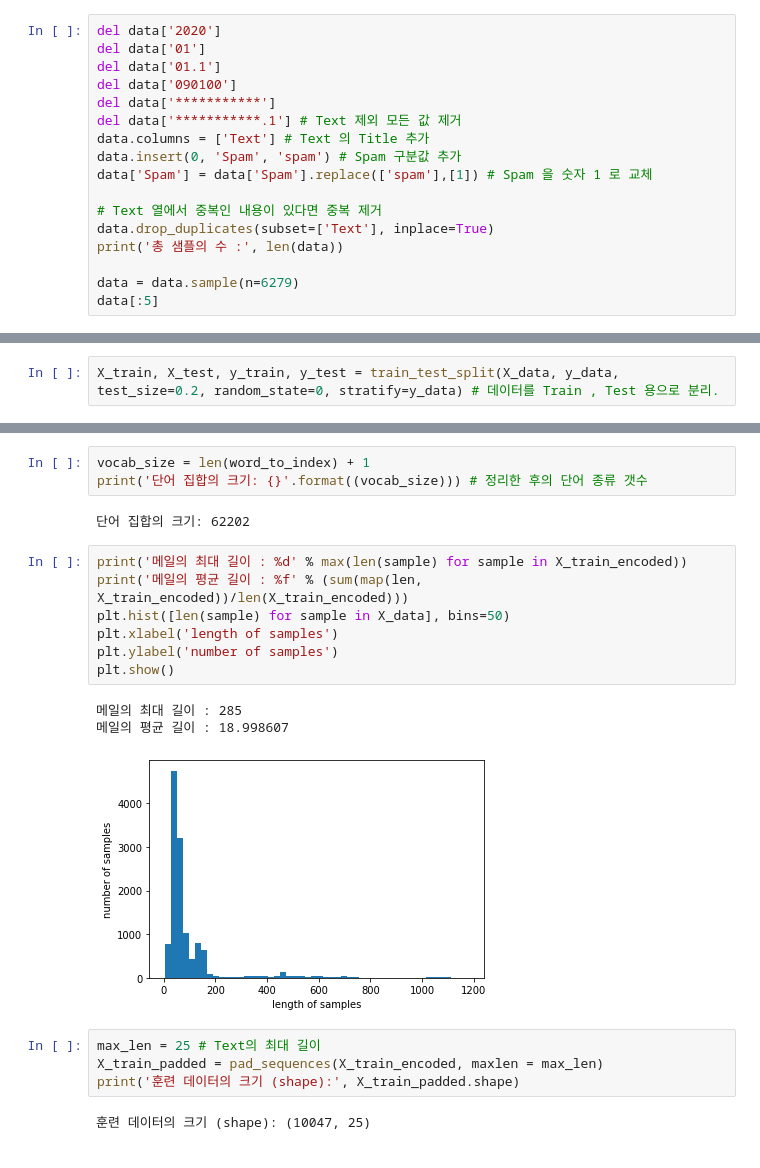
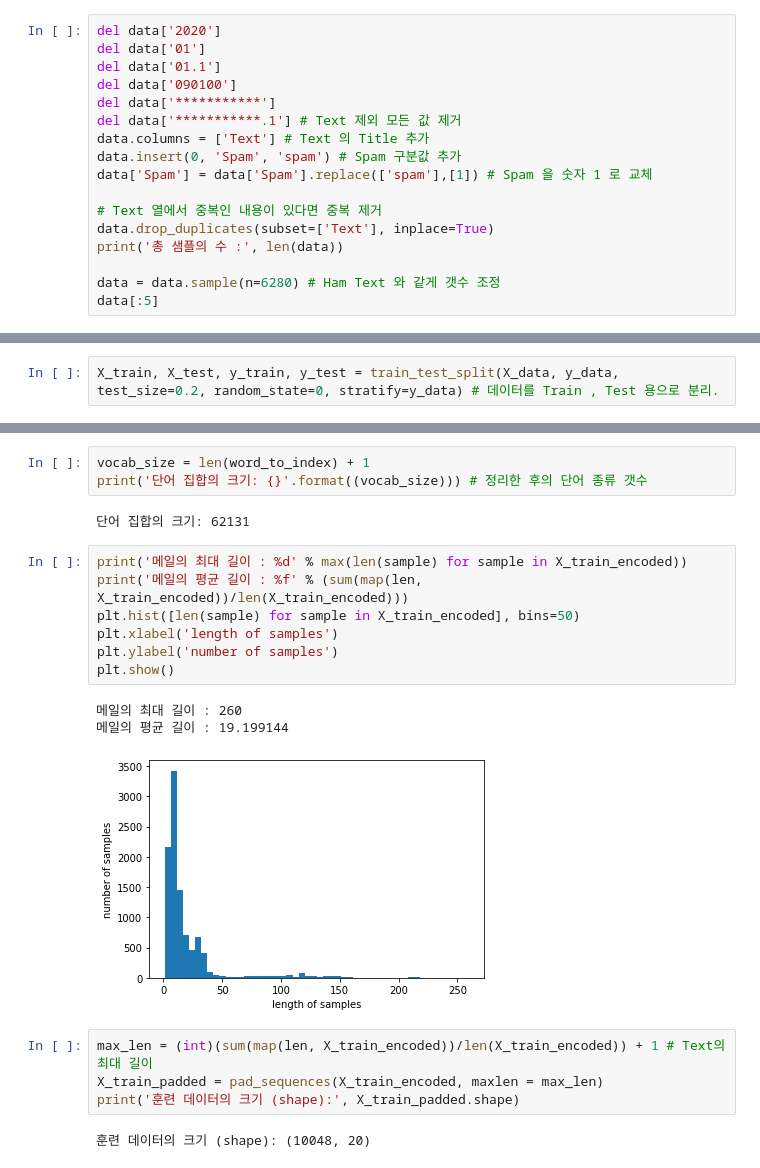
Before and after one commit to RomuRaymu/Spam_mail_Filtering, a Jupyter notebook: Spam_Filtering.ipynb, the cells around one changed output, grey strips where cells are left out. Drawn from its saved outputs; the diff is of its cells as text.

```diff
--- a/Spam_Filtering.ipynb
+++ b/Spam_Filtering.ipynb
@@ -88,7 +87,7 @@ data['Spam'] = data['Spam'].replace(['spam'],[1]) # Spam 을 숫자 1 로 교체
 data.drop_duplicates(subset=['Text'], inplace=True)
 print('총 샘플의 수 :', len(data))
 
-data = data.sample(n=6279)
+data = data.sample(n=6280) # Ham Text 와 같게 갯수 조정
 data[:5]
 # %% [output]
 총 샘플의 수 : 12554
@@ -270,21 +261,21 @@ print('전체 등장 빈도에서 희귀 단어 등장 빈도 비율:', (rare_fr
 vocab_size = len(word_to_index) + 1
 print('단어 집합의 크기: {}'.format((vocab_size))) # 정리한 후의 단어 종류 갯수
 # %% [output]
-단어 집합의 크기: 62202
+단어 집합의 크기: 62131
 # %%
 print('메일의 최대 길이 : %d' % max(len(sample) for sample in X_train_encoded))
 print('메일의 평균 길이 : %f' % (sum(map(len, X_train_encoded))/len(X_train_encoded)))
-plt.hist([len(sample) for sample in X_data], bins=50)
+plt.hist([len(sample) for sample in X_train_encoded], bins=50)
 plt.xlabel('length of samples')
 plt.ylabel('number of samples')
 plt.show()
 # %% [output]
-메일의 최대 길이 : 285
-메일의 평균 길이 : 18.998607
+메일의 최대 길이 : 260
+메일의 평균 길이 : 19.199144
-[figure, old version]
+[figure, new version]
 # %%
-max_len = 25 # Text의 최대 길이
+max_len = (int)(sum(map(len, X_train_encoded))/len(X_train_encoded)) + 1 # Text의 최대 길이
 X_train_padded = pad_sequences(X_train_encoded, maxlen = max_len)
 print('훈련 데이터의 크기 (shape):', X_train_padded.shape)
 # %% [output]
-훈련 데이터의 크기 (shape): (10047, 25)
+훈련 데이터의 크기 (shape): (10048, 20)
```
Also changed, not shown: parts of 25 cells of this notebook.
